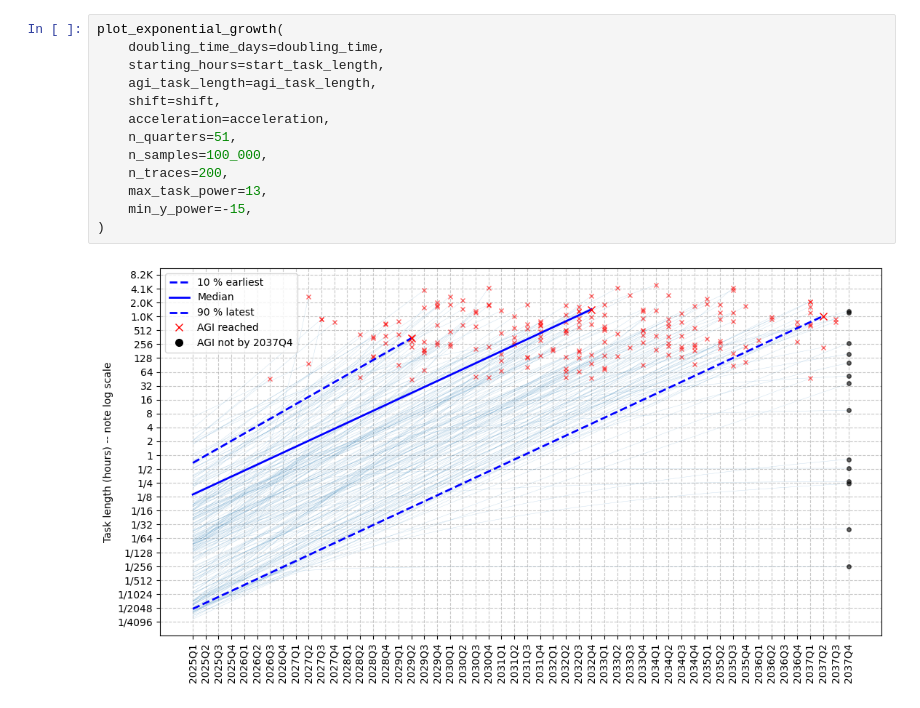
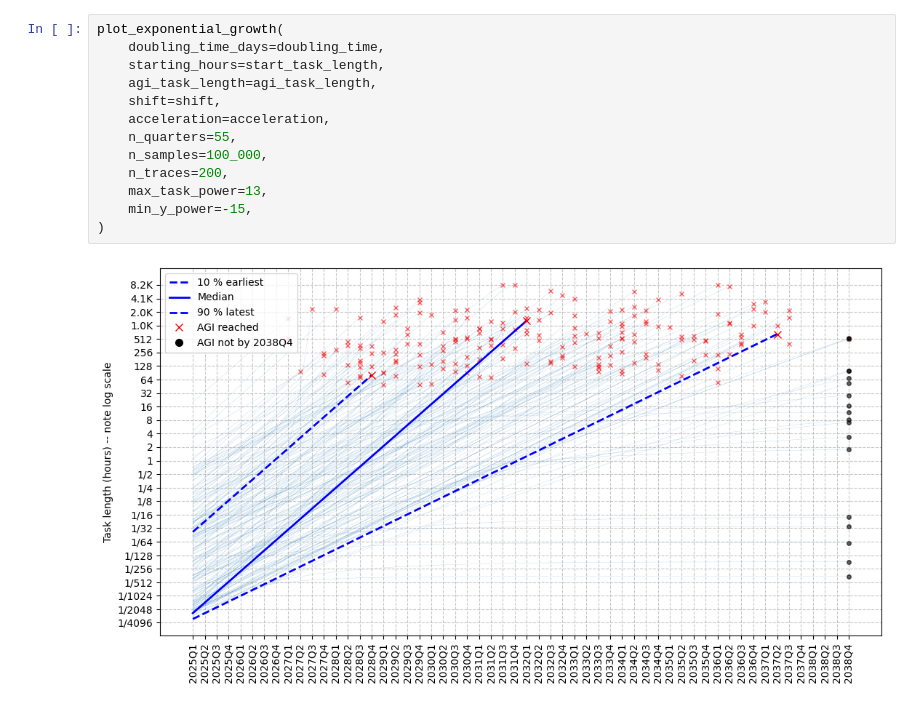
Before and after one commit to whymath/agi_timelines, a Jupyter notebook: Full Timelines Model.ipynb, the cells around one changed output. Drawn from its saved outputs; the diff is of its cells as text.

```diff
--- a/Full Timelines Model.ipynb
+++ b/Full Timelines Model.ipynb
@@ -84,15 +84,15 @@ By EOY 2095: 100.0%
 # %%
 plot_exponential_growth(
     doubling_time_days=doubling_time,
     starting_hours=start_task_length,
     agi_task_length=agi_task_length,
     shift=shift,
     acceleration=acceleration,
-    n_quarters=51,
+    n_quarters=55,
     n_samples=100_000,
     n_traces=200,
     max_task_power=13,
     min_y_power=-15,
 )
 # %% [output]
-[figure, old version]
+[figure, new version]
```
Also changed, not shown: parts of 3 cells of this notebook, 5 other files.
